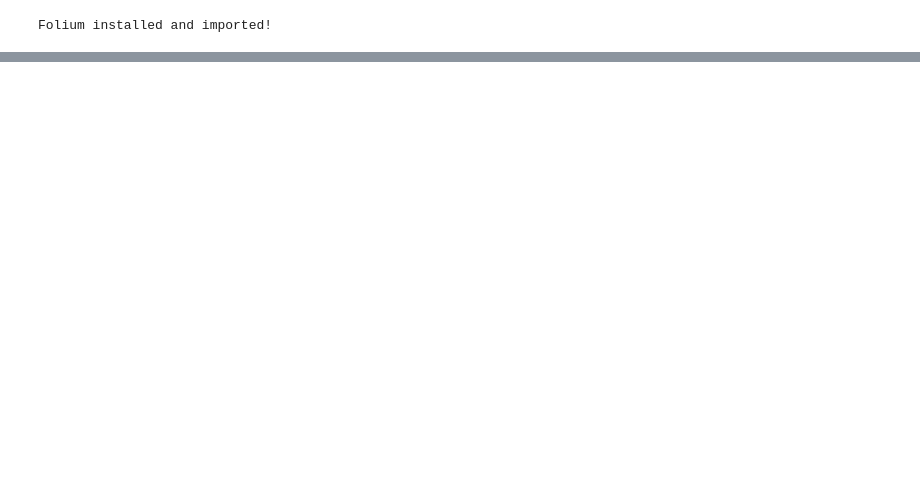
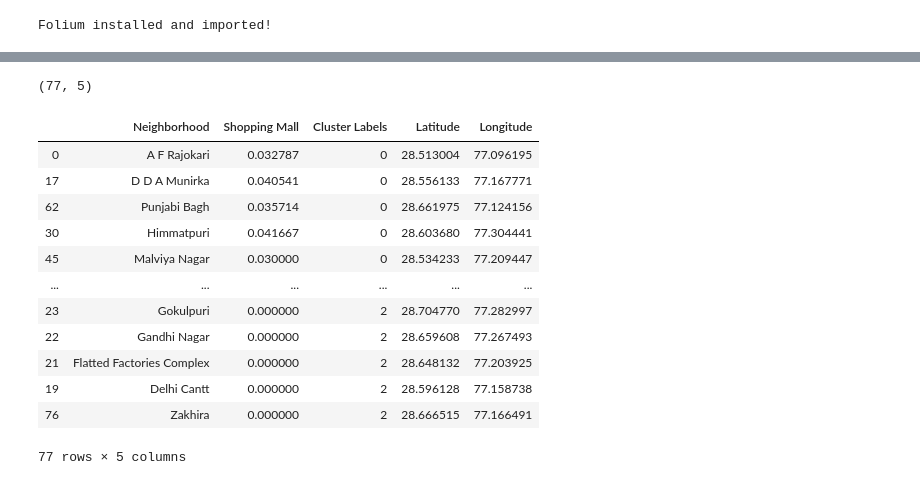
Before and after one commit to jjTudu/coffee, a Jupyter notebook: Search Coffee place.ipynb, the cells around one changed output, grey strips where cells are left out. Cells and saved outputs as stored; diff of their text form; code cells hidden in the pictures; blank space fills up the shorter version.

```diff
--- a/Search Coffee place.ipynb
+++ b/Search Coffee place.ipynb
@@ -170,0 +269,9 @@ KeyError: 'group'
+# %%
+# create a new dataframe that includes the cluster as well as the top 10 venues for each neighborhood.
+kl_merged = kl_mall.copy()
+
+# add clustering labels
+kl_merged["Cluster Labels"] = kmeans.labels_
+# %%
+kl_merged.rename(columns={"Neighborhoods": "Neighborhood"}, inplace=True)
+kl_merged.head()
@@ -170,0 +285,6 @@ KeyError: 'group'
+# %%
+kl_df = pd.DataFrame({"Neighborhood": delhi_district.place_name,
+                     'Latitude':delhi_district.latitude,
+                     'Longitude':delhi_district.longitude})
+
+kl_df.head()
@@ -170,0 +298,6 @@ KeyError: 'group'
+# %%
+# merge toronto_grouped with toronto_data to add latitude/longitude for each neighborhood
+kl_merged = kl_merged.join(kl_df.set_index("Neighborhood"), on="Neighborhood")
+
+print(kl_merged.shape)
+kl_merged.head() # check the last columns!
@@ -170,0 +312,20 @@ KeyError: 'group'
+# %%
+# sort the results by Cluster Labels
+print(kl_merged.shape)
+kl_merged.sort_values(["Cluster Labels"], inplace=True)
+kl_merged
+# %% [output]
+(77, 5)
+|  | Neighborhood | Shopping Mall | Cluster Labels | Latitude | Longitude |
+| 0 | A F Rajokari | 0.032787 | 0 | 28.513004 | 77.096195 |
+| 17 | D D A Munirka | 0.040541 | 0 | 28.556133 | 77.167771 |
+| 62 | Punjabi Bagh | 0.035714 | 0 | 28.661975 | 77.124156 |
+| 30 | Himmatpuri | 0.041667 | 0 | 28.603680 | 77.304441 |
+| 45 | Malviya Nagar | 0.030000 | 0 | 28.534233 | 77.209447 |
+| ... | ... | ... | ... | ... | ... |
+| 23 | Gokulpuri | 0.000000 | 2 | 28.704770 | 77.282997 |
+| 22 | Gandhi Nagar | 0.000000 | 2 | 28.659608 | 77.267493 |
+| 21 | Flatted Factories Complex | 0.000000 | 2 | 28.648132 | 77.203925 |
+| 19 | Delhi Cantt | 0.000000 | 2 | 28.596128 | 77.158738 |
+| 76 | Zakhira | 0.000000 | 2 | 28.666515 | 77.166491 |
+77 rows × 5 columns
```
Also changed, not shown: parts of 39 cells of this notebook, 1 other file.
